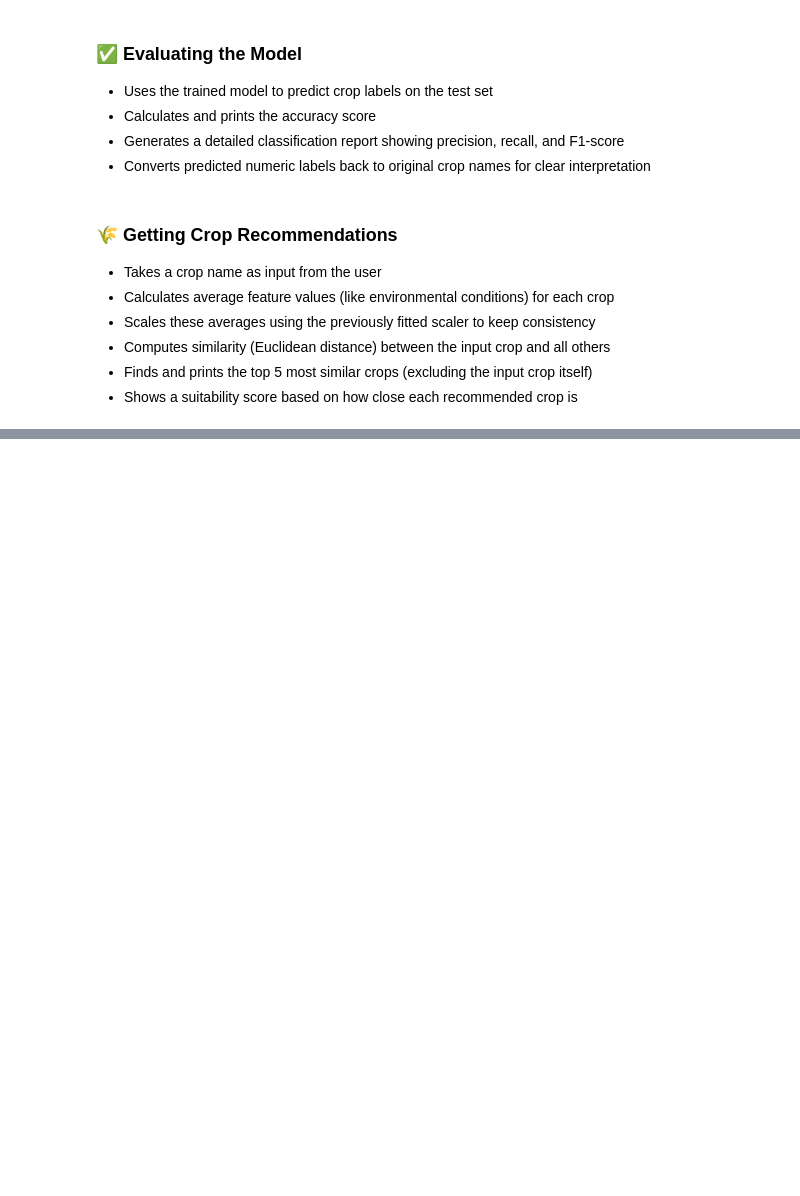
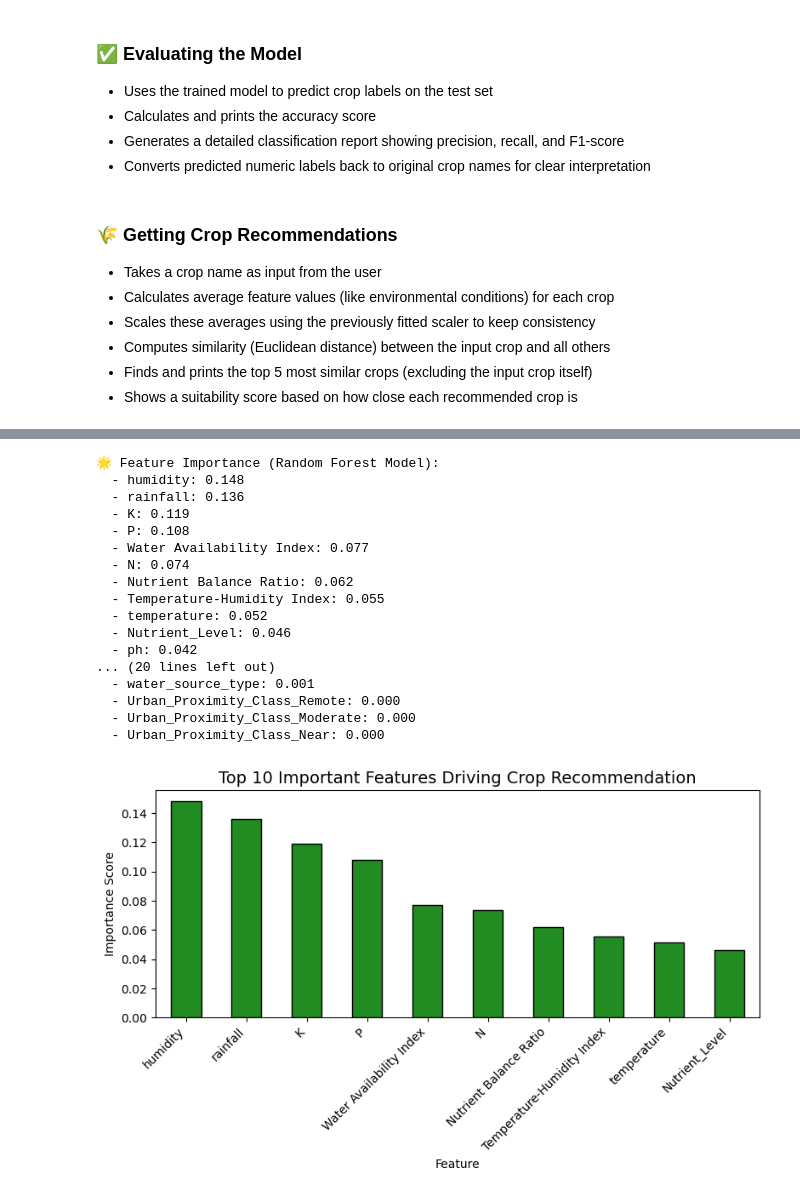
Before and after one commit to JaisreeMK-15/Crop-yield-prediction-and-recommendation, a Jupyter notebook: Crop prediction and recommendation.ipynb, the cells around one changed output, grey strips where cells are left out. Drawn from its saved outputs; the diff is of its cells as text; code cells hidden in the pictures; blank space fills up the shorter version.

```diff
--- a/Crop prediction and recommendation.ipynb
+++ b/Crop prediction and recommendation.ipynb
@@ -1114,0 +1249,55 @@ These results confirm that the model is not only accurate but also **robust and
+# %%
+import matplotlib.pyplot as plt
+import pandas as pd
+from sklearn.ensemble import RandomForestClassifier
+
+def show_feature_importance_rf(model, X, feature_names):
+    """
+    Display feature importance only if the model is a RandomForestClassifier.
+    """
+
+    if isinstance(model, RandomForestClassifier):
+        importance = model.feature_importances_
+        feature_importance = pd.Series(importance, index=feature_names).sort_values(ascending=False)
+
+        print("\n🌟 Feature Importance (Random Forest Model):")
+        for feature, score in feature_importance.items():
+            print(f"  - {feature}: {score:.3f}")
+
+        # Plot Top 10 features
+        plt.figure(figsize=(8,5))
+        feature_importance.head(10).plot(kind='bar', color="forestgreen", edgecolor="black")
+        plt.title("Top 10 Important Features Driving Crop Recommendation", fontsize=14)
+        plt.ylabel("Importance Score")
+        plt.xlabel("Feature")
+        plt.xticks(rotation=45, ha="right")
+        plt.tight_layout()
+        plt.show()
+    else:
+        print("\nℹ️ Feature importance is only displayed for Random Forest model.")
+
+if __name__ == "__main__":
+    if 'model' in locals() and 'clean_crop_df' in locals():
+        feature_names = clean_crop_df.drop(columns=['label']).columns
+        show_feature_importance_rf(model, None, feature_names)
+    else:
+        print("⚠️ Please ensure you have trained the model and have 'clean_crop_df' available.")
+# %% [output]
+🌟 Feature Importance (Random Forest Model):
+  - humidity: 0.148
+  - rainfall: 0.136
+  - K: 0.119
+  - P: 0.108
+  - Water Availability Index: 0.077
+  - N: 0.074
+  - Nutrient Balance Ratio: 0.062
+  - Temperature-Humidity Index: 0.055
+  - temperature: 0.052
+  - Nutrient_Level: 0.046
+  - ph: 0.042
+... (20 lines left out)
+  - water_source_type: 0.001
+  - Urban_Proximity_Class_Remote: 0.000
+  - Urban_Proximity_Class_Moderate: 0.000
+  - Urban_Proximity_Class_Near: 0.000
+[figure, added]
```
Also changed, not shown: parts of 24 cells of this notebook.
